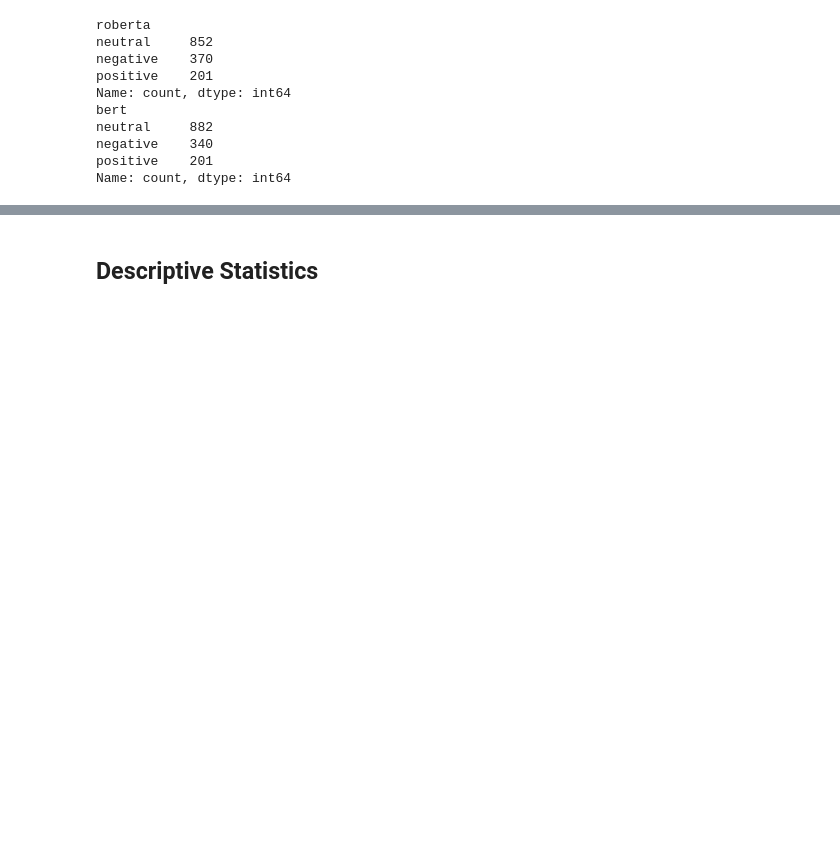
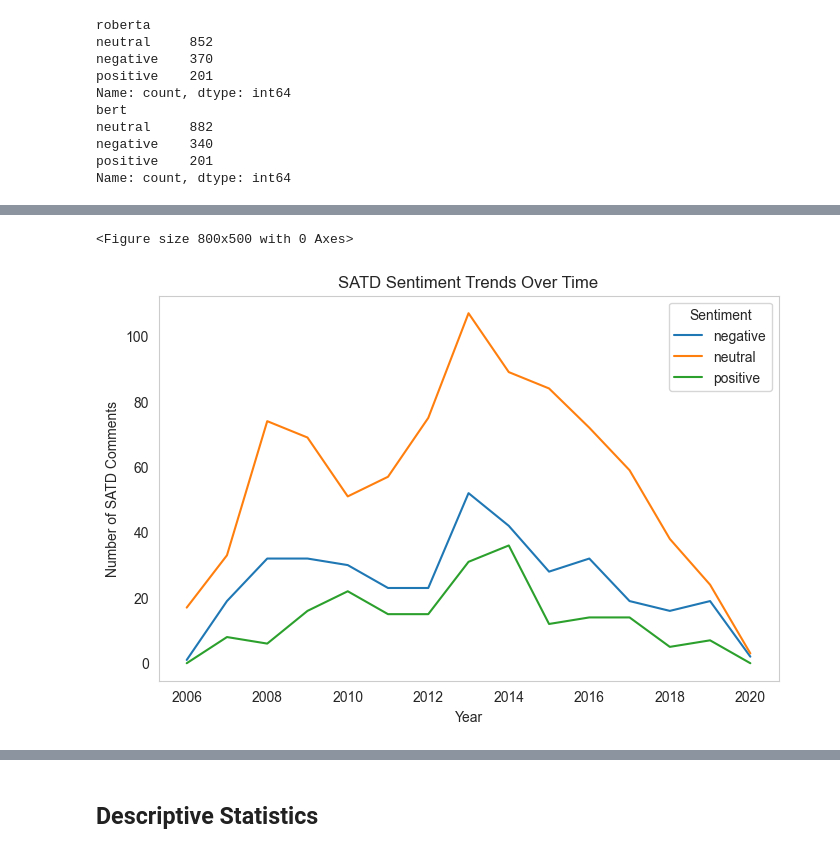
Before and after one commit to himawanbayu/EvidenceBasedSWE_SATDSentiment, a Jupyter notebook: codes/rq2/Comments.ipynb, the cells around one changed output, grey strips where cells are left out. Saved outputs shown, nothing was run; the diff lists cells and outputs as text; code cells hidden in the pictures; blank space fills up the shorter version.

```diff
--- a/codes/rq2/Comments.ipynb
+++ b/codes/rq2/Comments.ipynb
@@ -27,0 +95,6 @@ Name: count, dtype: int64
+# %%
+# Count sentiment per year
+sentiment_trend = data.groupby(["created_year", "roberta"]).size().unstack(fill_value=0)
+
+# Display sentiment trends
+tools.display_dataframe_to_user(name="SATD Sentiment Trends", dataframe=sentiment_trend)
@@ -27,0 +106,12 @@ Name: count, dtype: int64
+# %%
+plt.figure(figsize=(8, 5))
+sentiment_trend.plot(kind="line", figsize=(8, 5))
+plt.xlabel("Year")
+plt.ylabel("Number of SATD Comments")
+plt.title("SATD Sentiment Trends Over Time")
+plt.legend(title="Sentiment")
+plt.grid()
+plt.show()
+# %% [output]
+<Figure size 800x500 with 0 Axes>
+[figure, added]
```
Also changed, not shown: parts of 35 cells of this notebook, 3 other files.
